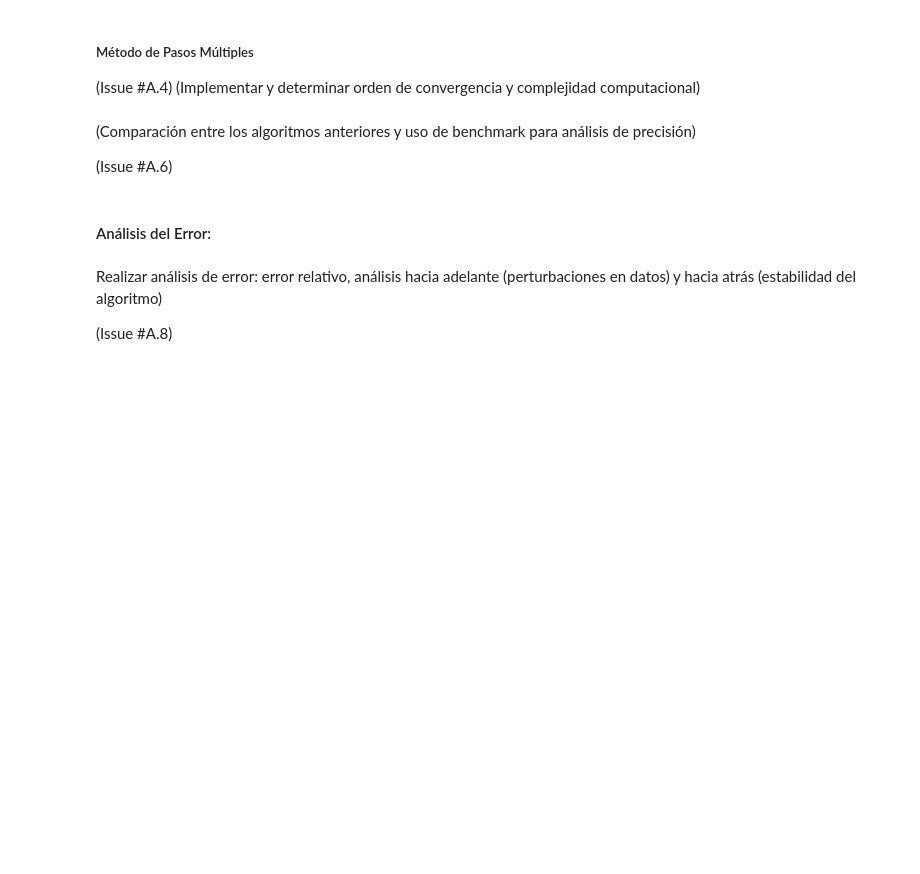
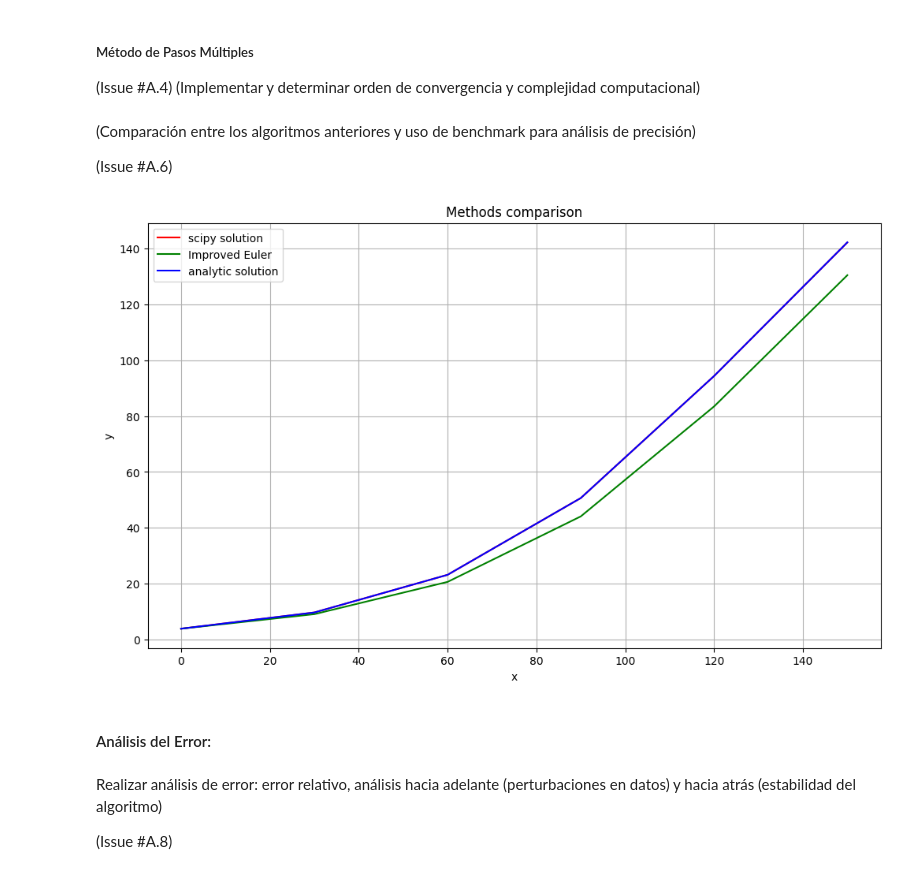
Before and after one commit to FontesHabana/Proyecto-MN-EDO, a Jupyter notebook: Part-A.ipynb, the cells around one changed output. Saved outputs shown, nothing was run; the diff lists cells and outputs as text; code cells hidden in the pictures; blank space fills up the shorter version.

```diff
--- a/Part-A.ipynb
+++ b/Part-A.ipynb
@@ -50,6 +54,19 @@ Evaluar la condición del problema (sensibilidad a cambios en datos iniciales)
 (Issue #A.9)
 # %% [markdown]
 #### Algoritmos Numéricos:
+# %%
+A = 0.03135
+B = 0.0001489
+
+def f(y,x):
+    return A * y - B * y**2
+def f_inv(y_points):
+    x_points = []
+    for y in y_points:
+        x = - math.log(((210.61/y)-1)/53)/0.03135
+        x_points.append(x)
+
+    return x_points
 # %% [markdown]
 ##### Método de Euler Mejorado
 
@@ -66,6 +116,38 @@ Evaluar la condición del problema (sensibilidad a cambios en datos iniciales)
 (Comparación entre los algoritmos anteriores y uso de benchmark para análisis de precisión)
 
 (Issue #A.6)
+# %%
+# Param
+x0 = 0
+y0 = 3.9
+xf = 130
+h = 30
+
+def analystic_f(t):
+    return 210.61/(1 + 53 * (np.e ** (-0.03135*t)))
+
+t_span = np.arange(x0, xf + h, h)
+
+analystic_solution = [analystic_f(t) for t in t_span]
+
+#Scipy solution
+scipy_solution = odeint(f, y0, t_span).flatten()
+
+#Add others methods here
+x_euler_imp, y_euler_imp = improved_euler(f, x0, y0, h, xf)
+
+plt.figure(figsize=(12, 7))
+plt.plot(t_span, scipy_solution, 'r-', label='scipy solution')
+plt.plot(t_span, y_euler_imp, 'g-', label='Improved Euler')
+plt.plot(t_span, analystic_solution, 'b-', label='analytic solution')
+plt.title('Methods comparison')
+plt.xlabel('x')
+plt.ylabel('y')
+plt.legend()
+plt.grid(True)
+plt.show()
+# %% [output]
+[figure, added]
 # %% [markdown]
 #### Análisis del Error:
 # %% [markdown]
```
Also changed, not shown: parts of 3 cells of this notebook.
